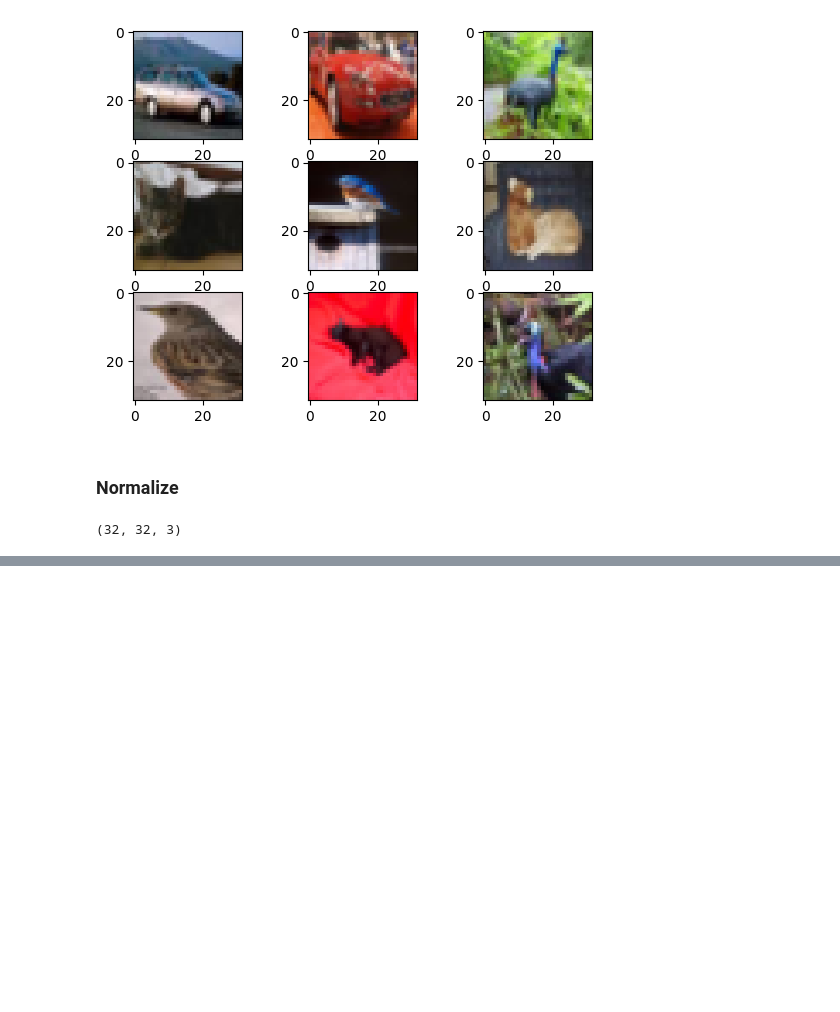
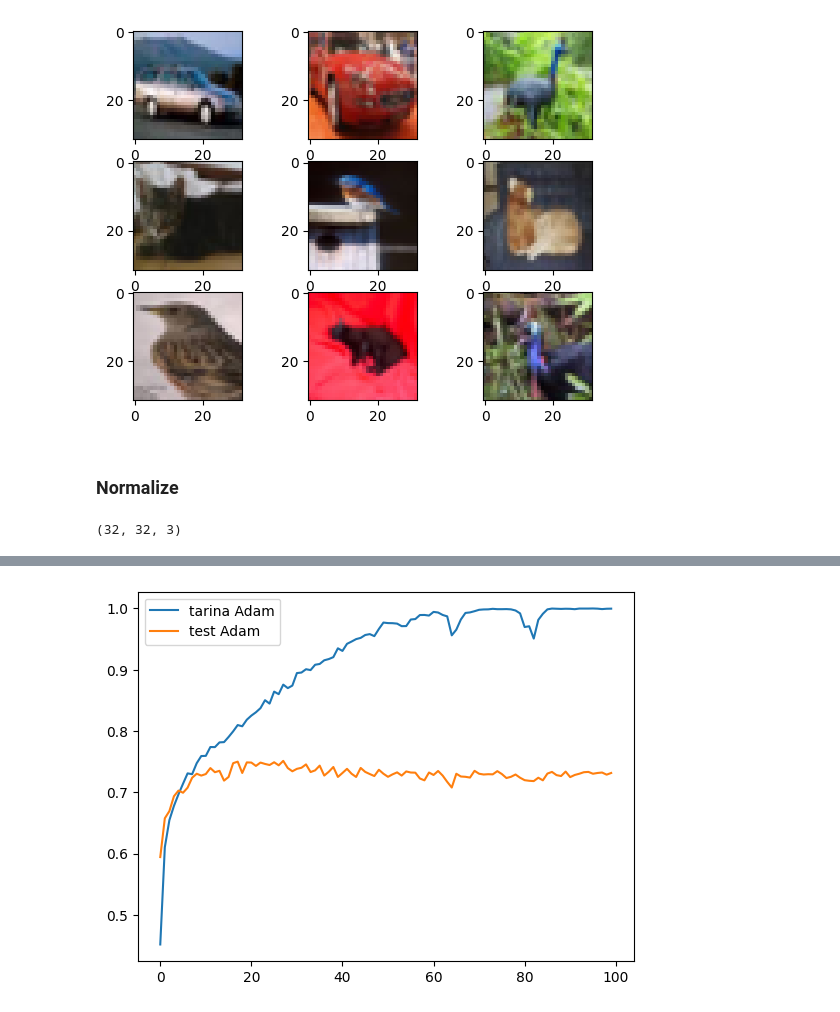
Before and after one commit to KrystianJachna/AI, a Jupyter notebook: cw12/AD_Z12_B_Cifar10_part.ipynb, the cells around one changed output, grey strips where cells are left out. Saved outputs shown, nothing was run; the diff lists cells and outputs as text; code cells hidden in the pictures; blank space fills up the shorter version.

```diff
--- a/cw12/AD_Z12_B_Cifar10_part.ipynb
+++ b/cw12/AD_Z12_B_Cifar10_part.ipynb
@@ -106,0 +67,17 @@ array([2, 1, 3, ..., 3, 3, 0], dtype=int64)
+# %%
+history = History()
+
+model = Sequential()
+model.add(
+    Conv2D(6, (5, 5), input_shape=(32, 32, 3), activation='relu'))  # 6 filters, 5x5 => (32-5+1)x(32-5+1)x6 = 28x28x6
+model.add(AveragePooling2D(pool_size=(2, 2)))  # 14x14x6
+model.add(Conv2D(16, (5, 5), activation='relu'))  # 10x10x16
+model.add(AveragePooling2D(pool_size=(2, 2)))  # 5x5x16
+model.add(Flatten())  # 400
+model.add(Dense(120, activation='relu'))
+model.add(Dense(84, activation='relu'))
+model.add(Dense(num_classes, activation='softmax'))
+# model.summary()
+
+model.compile(loss='categorical_crossentropy', optimizer='adam', metrics=['accuracy'])
+model.fit(X_train, y_train, validation_data=(X_test, y_test), epochs=100, batch_size=128, callbacks=[history])
@@ -107,7 +103,8 @@ array([2, 1, 3, ..., 3, 3, 0], dtype=int64)
 # %%
-plt.plot(history_1.history['accuracy'], label = "tarina Adam")
-plt.plot(history_1.history['val_accuracy'], label = "test Adam")
-
+plt.plot(history.history['accuracy'], label="tarina Adam")
+plt.plot(history.history['val_accuracy'], label="test Adam")
 
 plt.legend()
 plt.show()
+# %% [output]
+[figure, added]
```
Also changed, not shown: parts of 12 cells of this notebook.
